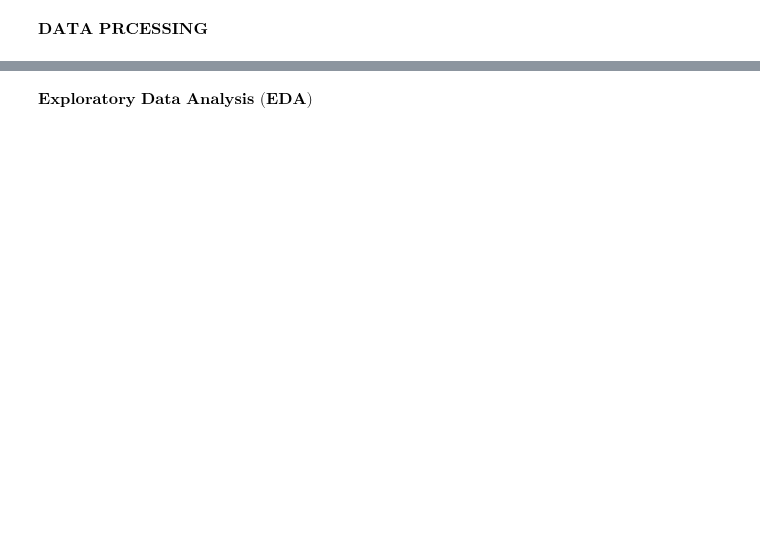
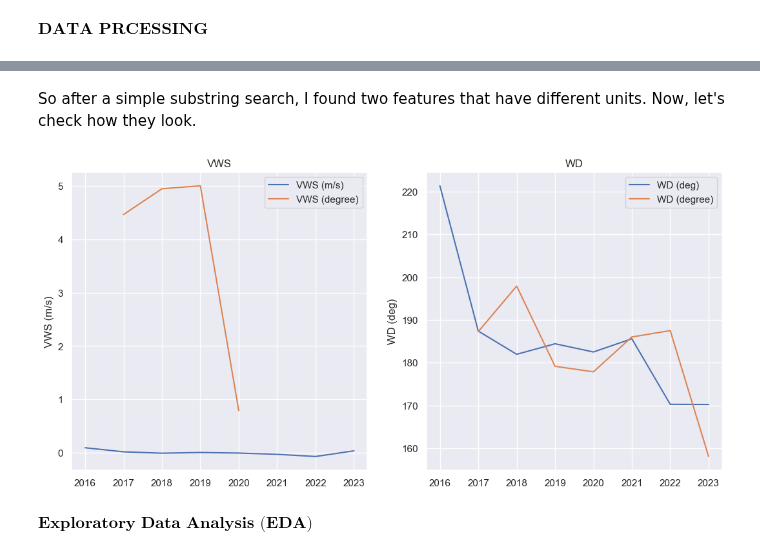
Before and after one commit to PyFon-hub/Masters_Thesis, a Jupyter notebook: Data_Analysis/Exploratory_Data_Analysis.ipynb, the cells around one changed output, grey strips where cells are left out. Cells and saved outputs as stored; diff of their text form; code cells hidden in the pictures; blank space fills up the shorter version.

```diff
--- a/Data_Analysis/Exploratory_Data_Analysis.ipynb
+++ b/Data_Analysis/Exploratory_Data_Analysis.ipynb
@@ -200,0 +211,9 @@ $\textbf{DATA PRCESSING}$
+# %%
+def df_index_creation(df):
+    df = df.drop(columns= "To Date")
+    df["From Date"] = pd.to_datetime(df["From Date"])
+    df = df.rename(columns= {"From Date": "datetime"})
+    return df.set_index("datetime")
+# %%
+df = df_index_creation(df)
+df.head(2)
@@ -201,2 +269,32 @@ $\textbf{DATA PRCESSING}$
+# %% [markdown]
+So after a simple substring search, I found two features that have different units. Now, let's check how they look.
+# %%
+truly_similar_names = {
+'VWS': ['VWS (m/s)', 'VWS (degree)'],
+'WD': ['WD (deg)', 'WD (degree)']
+}
+# %%
+def plot_features_similarities(df, similar_features):
+    ncol = 2
+    nrow = int(len(similar_features) /ncol //1)
+
+    fig, axes = plt.subplots(nrow, ncol, figsize=(13, 6*nrow))
+
+    for index, name in enumerate(similar_features):
+
+        for _ in similar_features[name]:
+            df_feature = df[df[_].notnull()][_]
+            df_feature =df_feature.groupby([df_feature.index.year]).mean(numeric_only=True)
+
+            sns.lineplot(data=df_feature, label=_, ax=axes[index])
+
+        axes[index].set_title(name)
+        axes[index].set(xlabel=None)
+
+    plt.plot()
+# %%
+plot_features_similarities(df, truly_similar_names)
+# %% [output]
+[figure, added]
 # %% [markdown]
 $\textbf{Exploratory Data Analysis (EDA)}$
```
Also changed, not shown: parts of 12 cells of this notebook.
